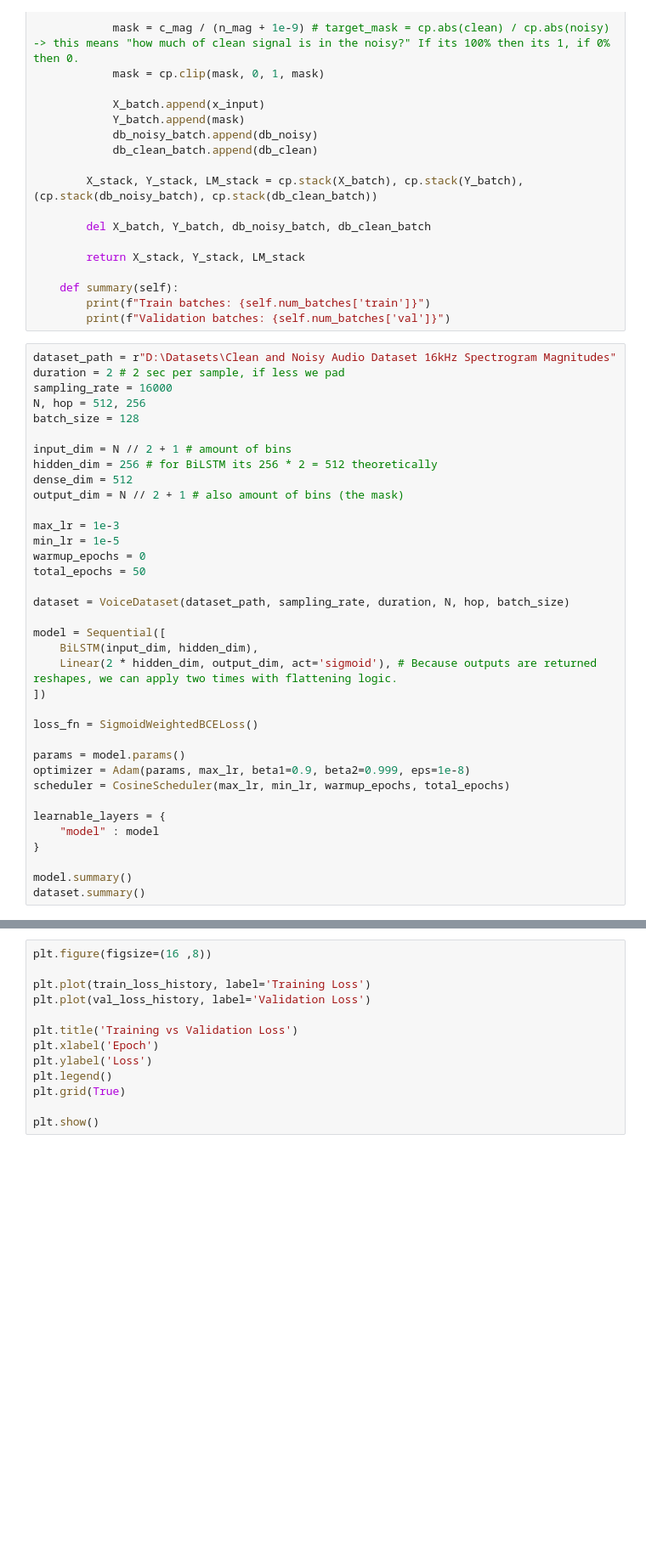
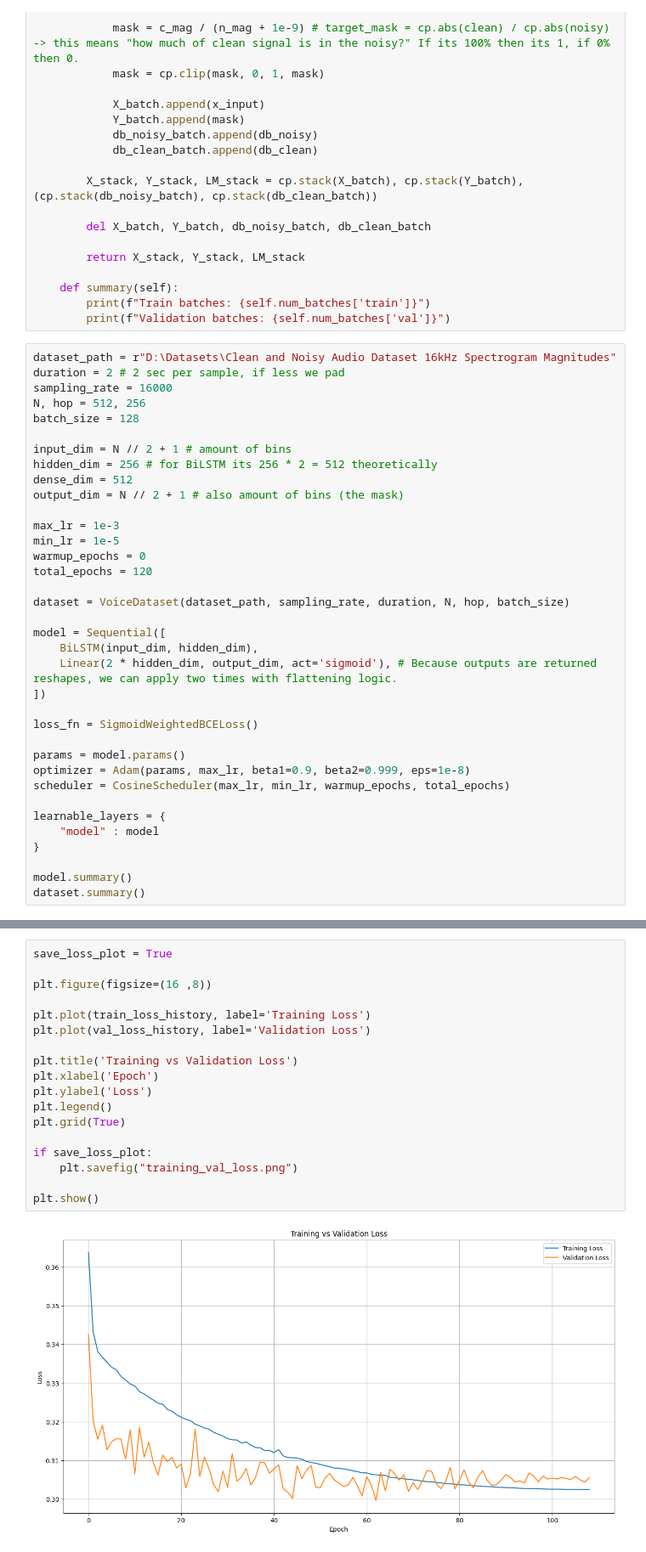
Before and after one commit to horecdev/LSTM-from-scratch, a Jupyter notebook: noise_reduction.ipynb, the cells around one changed output, grey strips where cells are left out. Shown at 85% size. Drawn from its saved outputs; the diff is of its cells as text; blank space fills up the shorter version.

```diff
--- a/noise_reduction.ipynb
+++ b/noise_reduction.ipynb
@@ -153,7 +155,7 @@ output_dim = N // 2 + 1 # also amount of bins (the mask)
 max_lr = 1e-3
 min_lr = 1e-5
 warmup_epochs = 0
-total_epochs = 50
+total_epochs = 120
 
 dataset = VoiceDataset(dataset_path, sampling_rate, duration, N, hop, batch_size)
 
@@ -267,16 +273,23 @@ for epoch in range(start_epoch, total_epochs+1):
 # %%
+save_loss_plot = True
+
 plt.figure(figsize=(16 ,8))
 
 plt.plot(train_loss_history, label='Training Loss')
 plt.plot(val_loss_history, label='Validation Loss')
 
 plt.title('Training vs Validation Loss')
 plt.xlabel('Epoch')
 plt.ylabel('Loss')
 plt.legend()
 plt.grid(True)
 
+if save_loss_plot:
+    plt.savefig("training_val_loss.png")
+
 plt.show()
+# %% [output]
+[figure, added]
 # %%
 def clean_recording(audio: Tensor, N: int, hop: int, model: Sequential):
 
```
Also changed, not shown: parts of 6 cells of this notebook, 15 other files.
